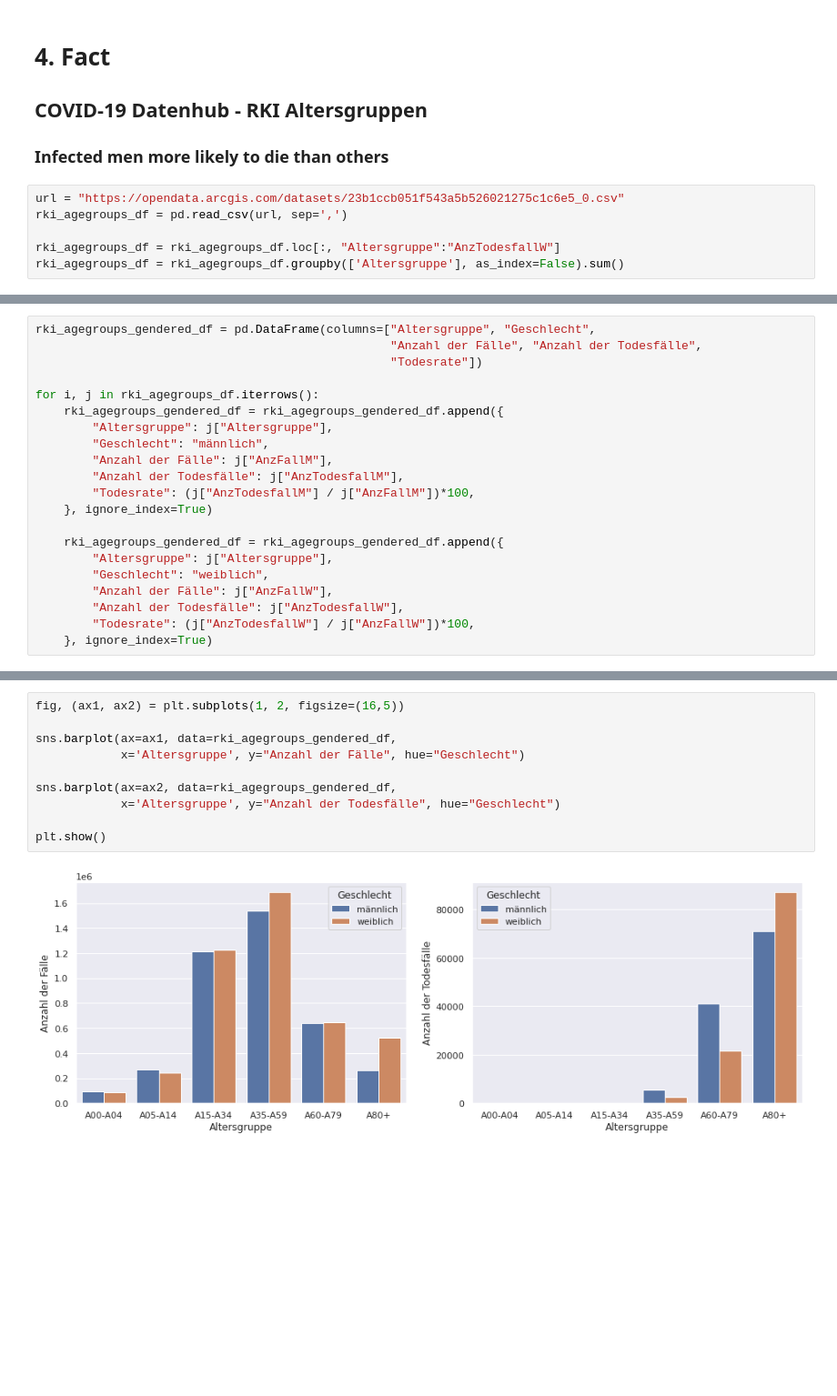
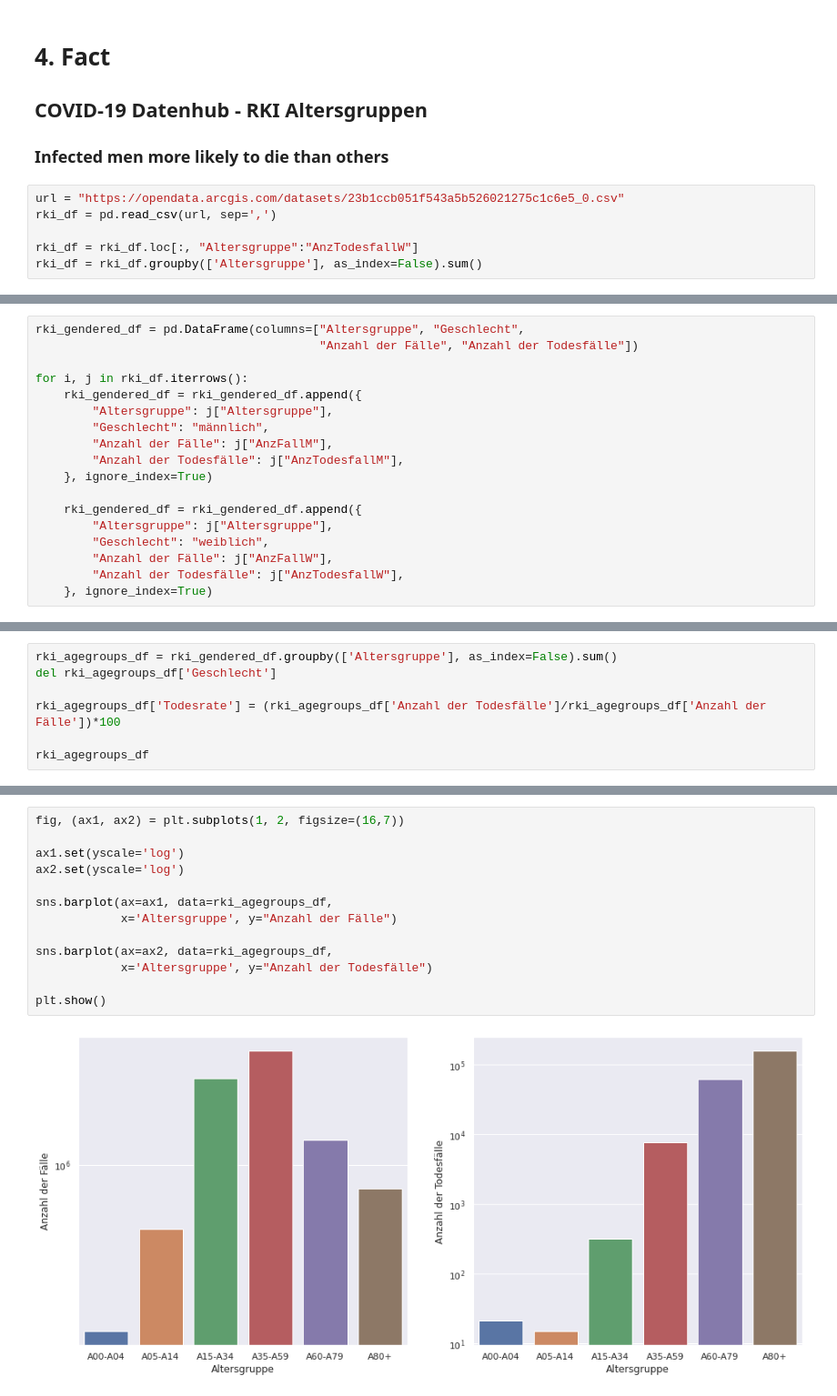
Before and after one commit to eco3/stochastik-abgaben, a Jupyter notebook: Abgabe01/5facts.ipynb, the cells around one changed output, grey strips where cells are left out. Shown: that part at 91% size. Drawn from its saved outputs; the diff is of its cells as text; blank space fills up the shorter version.

```diff
--- a/Abgabe01/5facts.ipynb
+++ b/Abgabe01/5facts.ipynb
@@ -160,7 +160,7 @@ plt.show()
 ### Infected men more likely to die than others
 # %%
 url = "https://opendata.arcgis.com/datasets/23b1ccb051f543a5b526021275c1c6e5_0.csv"
-rki_agegroups_df = pd.read_csv(url, sep=',')
+rki_df = pd.read_csv(url, sep=',')
 
-rki_agegroups_df = rki_agegroups_df.loc[:, "Altersgruppe":"AnzTodesfallW"]
-rki_agegroups_df = rki_agegroups_df.groupby(['Altersgruppe'], as_index=False).sum()
+rki_df = rki_df.loc[:, "Altersgruppe":"AnzTodesfallW"]
+rki_df = rki_df.groupby(['Altersgruppe'], as_index=False).sum()
@@ -177,21 +167,18 @@ rki_agegroups_df
 # %%
-rki_agegroups_gendered_df = pd.DataFrame(columns=["Altersgruppe", "Geschlecht",
-                                                  "Anzahl der Fälle", "Anzahl der Todesfälle",
-                                                  "Todesrate"])
+rki_gendered_df = pd.DataFrame(columns=["Altersgruppe", "Geschlecht",
+                                        "Anzahl der Fälle", "Anzahl der Todesfälle"])
 
-for i, j in rki_agegroups_df.iterrows():
-    rki_agegroups_gendered_df = rki_agegroups_gendered_df.append({
+for i, j in rki_df.iterrows():
+    rki_gendered_df = rki_gendered_df.append({
         "Altersgruppe": j["Altersgruppe"],
         "Geschlecht": "männlich",
         "Anzahl der Fälle": j["AnzFallM"],
         "Anzahl der Todesfälle": j["AnzTodesfallM"],
-        "Todesrate": (j["AnzTodesfallM"] / j["AnzFallM"])*100,
     }, ignore_index=True)
 
-    rki_agegroups_gendered_df = rki_agegroups_gendered_df.append({
+    rki_gendered_df = rki_gendered_df.append({
         "Altersgruppe": j["Altersgruppe"],
         "Geschlecht": "weiblich",
         "Anzahl der Fälle": j["AnzFallW"],
         "Anzahl der Todesfälle": j["AnzTodesfallW"],
-        "Todesrate": (j["AnzTodesfallW"] / j["AnzFallW"])*100,
     }, ignore_index=True)
@@ -213,0 +218,7 @@ rki_agegroups_gendered_df
+# %%
+rki_agegroups_df = rki_gendered_df.groupby(['Altersgruppe'], as_index=False).sum()
+del rki_agegroups_df['Geschlecht']
+
+rki_agegroups_df['Todesrate'] = (rki_agegroups_df['Anzahl der Todesfälle']/rki_agegroups_df['Anzahl der Fälle'])*100
+
+rki_agegroups_df
@@ -214,15 +233,18 @@ rki_agegroups_gendered_df
 # %%
-fig, (ax1, ax2) = plt.subplots(1, 2, figsize=(16,5))
+fig, (ax1, ax2) = plt.subplots(1, 2, figsize=(16,7))
 
-sns.barplot(ax=ax1, data=rki_agegroups_gendered_df,
-            x='Altersgruppe', y="Anzahl der Fälle", hue="Geschlecht")
+ax1.set(yscale='log')
+ax2.set(yscale='log')
 
-sns.barplot(ax=ax2, data=rki_agegroups_gendered_df,
-            x='Altersgruppe', y="Anzahl der Todesfälle", hue="Geschlecht")
+sns.barplot(ax=ax1, data=rki_agegroups_df,
+            x='Altersgruppe', y="Anzahl der Fälle")
+
+sns.barplot(ax=ax2, data=rki_agegroups_df,
+            x='Altersgruppe', y="Anzahl der Todesfälle")
 
 plt.show()
 # %% [output]
-[figure, old version]
+[figure, new version]
 # %%
 fig, ax = plt.subplots(1, 1, figsize=(12,8))
 
```
Also changed, not shown: parts of 10 cells of this notebook.
